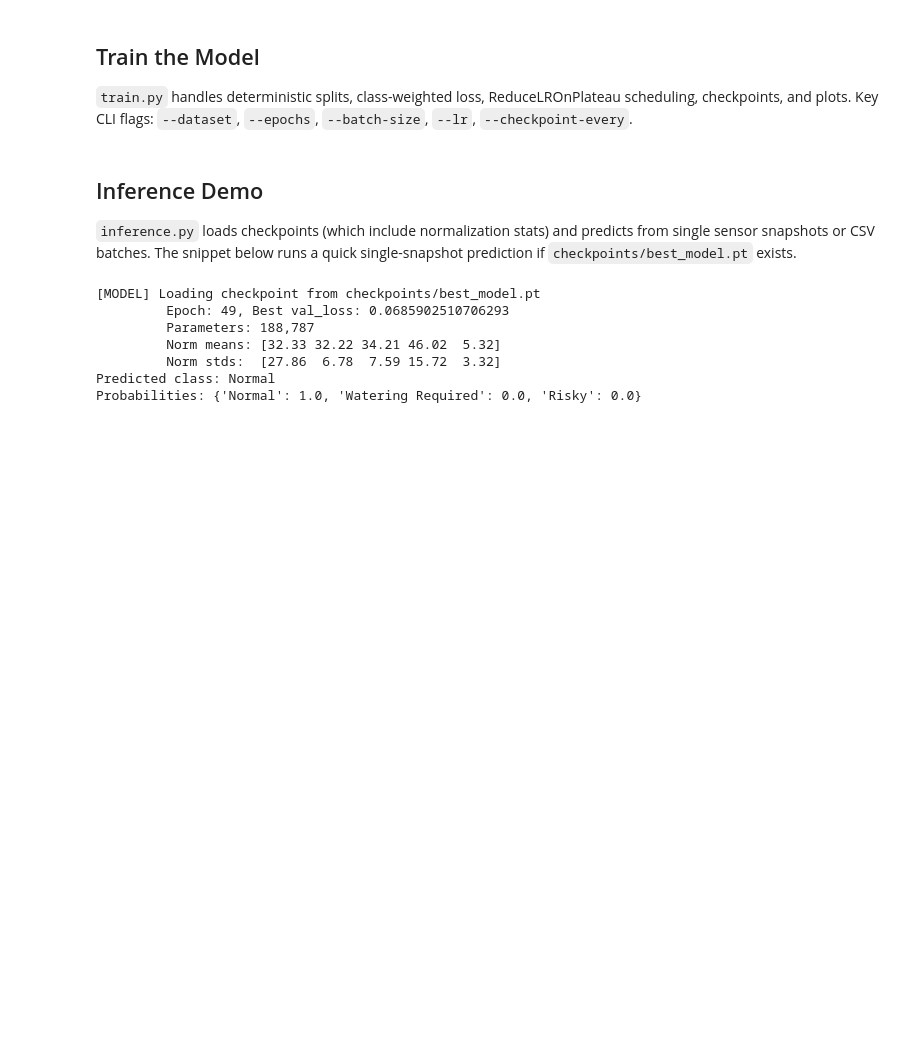
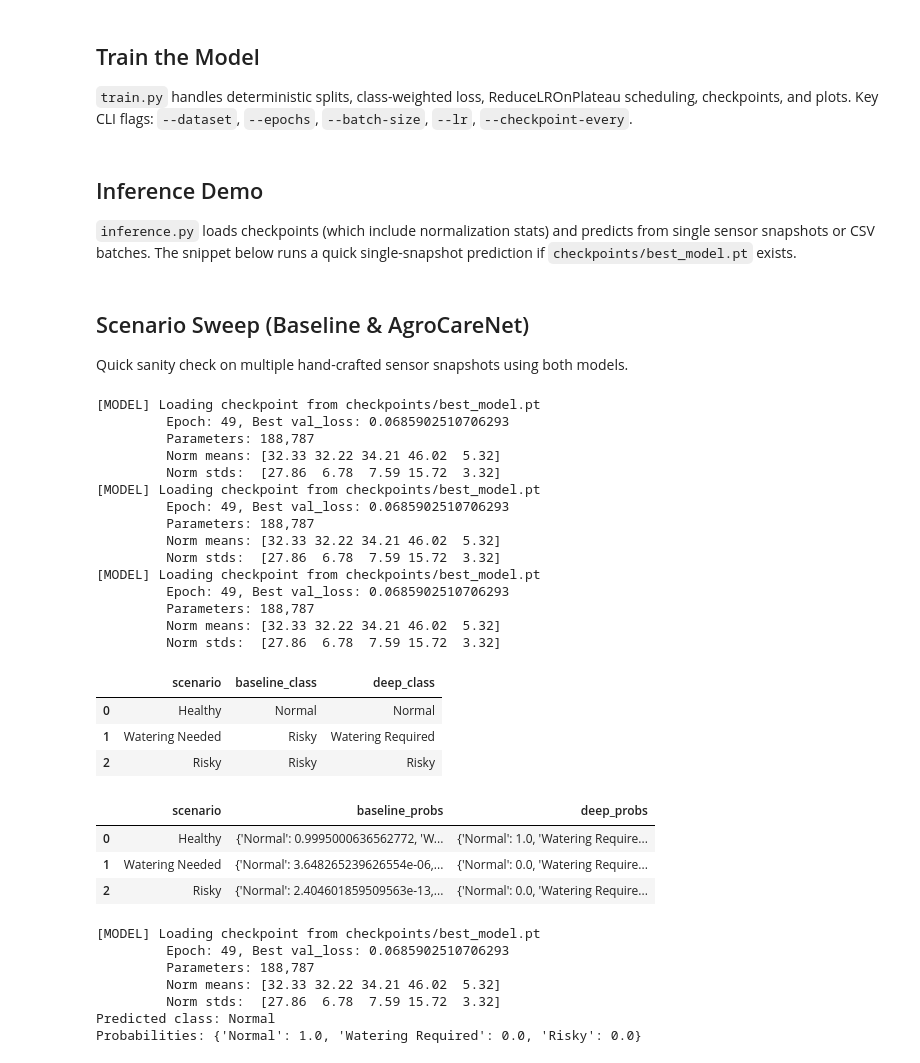
Before and after one commit to SunilDJPro/AgroCare.AI, a Jupyter notebook: agrocare_model_walkthrough.ipynb, the cells around one changed output. Drawn from its saved outputs; the diff is of its cells as text; code cells hidden in the pictures; blank space fills up the shorter version.

Commit message:
added imrpved comparision on the report + dataset export for dashboard Viz

```diff
--- a/agrocare_model_walkthrough.ipynb
+++ b/agrocare_model_walkthrough.ipynb
@@ -598,6 +605,86 @@ python train.py \
 # %% [markdown]
 ## Inference Demo
 `inference.py` loads checkpoints (which include normalization stats) and predicts from single sensor snapshots or CSV batches. The snippet below runs a quick single-snapshot prediction if `checkpoints/best_model.pt` exists.
+# %% [markdown]
+## Scenario Sweep (Baseline & AgroCareNet)
+
+Quick sanity check on multiple hand-crafted sensor snapshots using both models.
+# %%
+import importlib
+import models.baseline as baseline_mod
+baseline_mod = importlib.reload(baseline_mod)
+from inference import predict_from_snapshot as predict_deep, load_model
+from pathlib import Path
+import torch
+import numpy as np
+import pandas as pd
+
+scenarios = [
+    {"name": "Healthy", "values": [70.0, 30.0, 32.0, 55.0, 3.0]},
+    {"name": "Watering Needed", "values": [12.0, 35.0, 36.0, 30.0, 5.0]},
+    {"name": "Risky", "values": [5.0, 45.0, 45.0, 20.0, 9.0]},
+]
+
+results = []
+checkpoint_path = Path("checkpoints/best_model.pt")
+device = torch.device("cuda" if torch.cuda.is_available() else "cpu")
+
+for scenario in scenarios:
+    row = {"scenario": scenario["name"], **{f"sensor_{i}": v for i, v in enumerate(scenario["values"])}}
+    if baseline_metrics is not None:
+        try:
+            b_pred = baseline_mod.predict_snapshot(
+                baseline_metrics.pipeline,
+                scenario["values"],
+                noise_std=0.5,
+            )
+        except TypeError:
+            from train import AgroCareDataset
+            data = np.load(DATA_PATH)
+            ds = AgroCareDataset(data["X"], data["y"], normalize=True)
+            b_pred = baseline_mod.predict_snapshot(
+                baseline_metrics.pipeline,
+                scenario["values"],
+                ds.channel_means.numpy(),
+                ds.channel_stds.numpy(),
+            )
+        row["baseline_class"] = b_pred["class_name"]
+        row["baseline_probs"] = b_pred["probabilities"]
+    if checkpoint_path.exists():
+        deep_model, deep_norm = load_model(str(checkpoint_path), device)
+        d_pred = predict_deep(deep_model, deep_norm, scenario["values"], device)
+        row["deep_class"] = d_pred["class_name"]
+        row["deep_probs"] = d_pred["probabilities"]
+    results.append(row)
+
+df = pd.DataFrame(results)
+display(df[["scenario", "baseline_class", "deep_class"]])
+pd.set_option("display.max_colwidth", None)
+display(df[["scenario", "baseline_probs", "deep_probs"]])
+# %% [output]
+[MODEL] Loading checkpoint from checkpoints/best_model.pt
+         Epoch: 49, Best val_loss: 0.0685902510706293
+         Parameters: 188,787
+         Norm means: [32.33 32.22 34.21 46.02  5.32]
+         Norm stds:  [27.86  6.78  7.59 15.72  3.32]
+[MODEL] Loading checkpoint from checkpoints/best_model.pt
+         Epoch: 49, Best val_loss: 0.0685902510706293
+         Parameters: 188,787
+         Norm means: [32.33 32.22 34.21 46.02  5.32]
+         Norm stds:  [27.86  6.78  7.59 15.72  3.32]
+[MODEL] Loading checkpoint from checkpoints/best_model.pt
+         Epoch: 49, Best val_loss: 0.0685902510706293
+         Parameters: 188,787
+         Norm means: [32.33 32.22 34.21 46.02  5.32]
+         Norm stds:  [27.86  6.78  7.59 15.72  3.32]
+|  | scenario | baseline_class | deep_class |
+| 0 | Healthy | Normal | Normal |
+| 1 | Watering Needed | Risky | Watering Required |
+| 2 | Risky | Risky | Risky |
+|  | scenario | baseline_probs | deep_probs |
+| 0 | Healthy | {'Normal': 0.9995000636562772, 'W... | {'Normal': 1.0, 'Watering Require... |
+| 1 | Watering Needed | {'Normal': 3.648265239626554e-06,... | {'Normal': 0.0, 'Watering Require... |
+| 2 | Risky | {'Normal': 2.404601859509563e-13,... | {'Normal': 0.0, 'Watering Require... |
 # %%
 from pathlib import Path
 import torch
```
Also changed, not shown: parts of 1 cell of this notebook, 3 other files.
